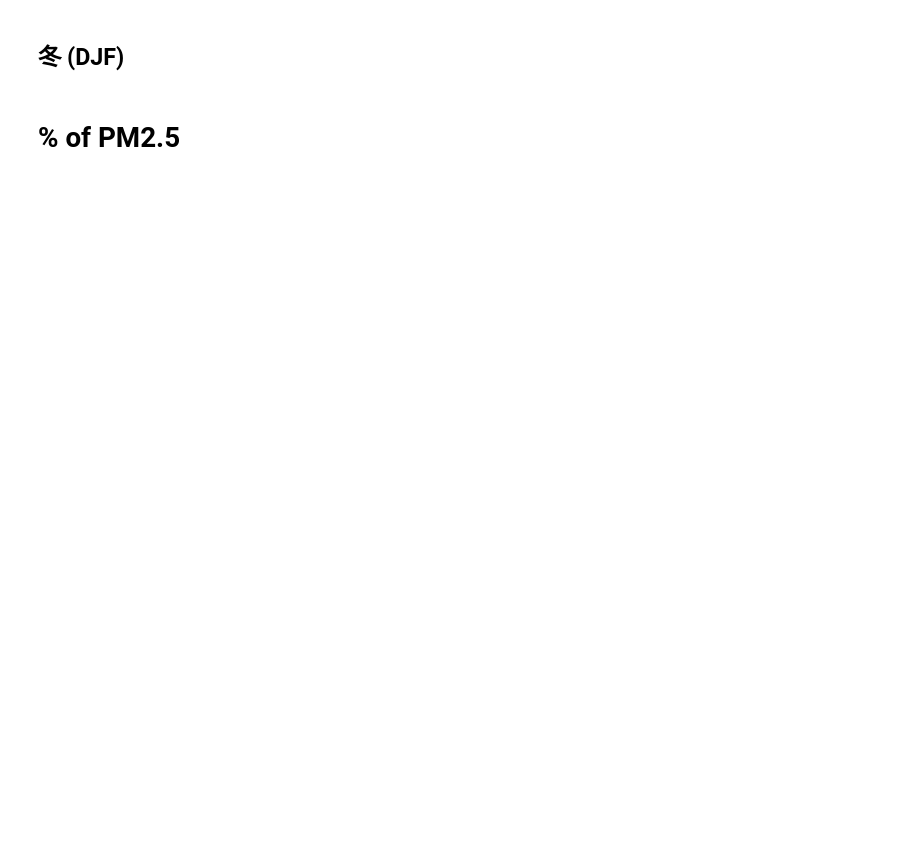
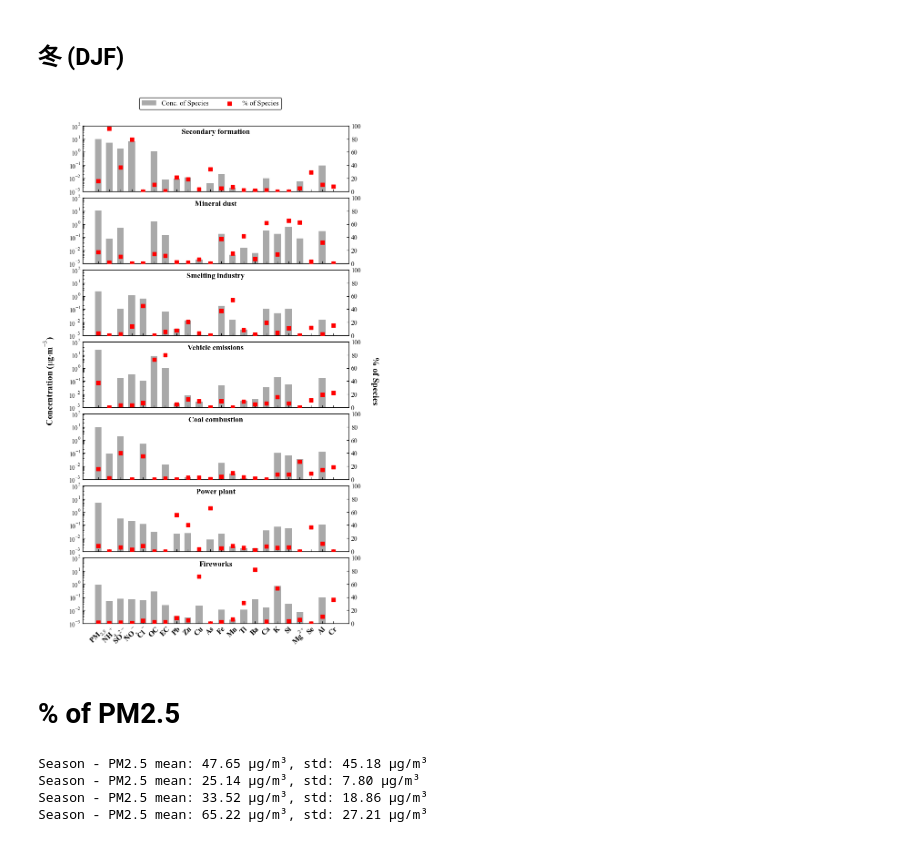
Before and after one commit to ReedFu/master0_2025, a Jupyter notebook: Lanzhou_aerosol/compute_and_plot/PMF_result.ipynb, the cells around one changed output. Cells and saved outputs as stored; diff of their text form; code cells hidden in the pictures; blank space fills up the shorter version.

```diff
--- a/Lanzhou_aerosol/compute_and_plot/PMF_result.ipynb
+++ b/Lanzhou_aerosol/compute_and_plot/PMF_result.ipynb
@@ -604,23 +611,23 @@ SPECIES_ORDER = [
     'OC(optical)', 'EC(optical)', 'Pb', 'Zn', 'Cu',
     'As', 'Fe', 'Mn', 'Ti', 'Ba',
     'Ca', 'K', 'Si', 'Mg2+', 'Se',
-    'Sb', 'Al'
+    'Al', 'Cr'
 ]
 
 # 1.2 定义每个Factor对应的源名称
 # 键为CSV中的Factor列名，值为你想要在图上显示的文本。顺序决定了子图从上到下的顺序。
 FACTOR_NAMES = {
-    'Factor 1': 'Coal combustion',
+    'Factor 1': 'Secondary formation',
     'Factor 2': 'Mineral dust',
-    'Factor 3': 'Vehicle emissions',
-    'Factor 4': 'Secondary formation',
-    'Factor 5': 'Smelting industry',
-    'Factor 6': 'Fireworks',
-    'Factor 7': 'Power plant',
+    'Factor 3': 'Smelting industry',
+    'Factor 4': 'Vehicle emissions',
+    'Factor 5': 'Coal combustion',
+    'Factor 6': 'Power plant',
+    'Factor 7': 'Fireworks',
 }
 
 # CSV 文件路径
-FILE_PATH = r'D:\Coding\Data\Lanzhou_chemical\PMF\DJF_profiles.csv'
+FILE_PATH = r'D:\Coding\Data\Lanzhou_chemical\PMF Output (SigOnly)\DJF_profiles.csv'
 
 # ==========================================
 # 2. 数据读取与解析函数
@@ -742,34 +749,36 @@ for i, (factor_col, factor_title) in enumerate(FACTOR_NAMES.items()):
     # 设置Y轴范围和刻度 (根据你截图的样式)
     ax1.set_ylim(1e-3, 1e2)
     ax2.set_ylim(0, 100)
 
     # 在子图内部上方添加源名称 (居中)
     ax1.text(0.5, 0.9, factor_title, transform=ax1.transAxes,
              ha='center', va='center', fontweight='bold', fontsize=12)
 
     # 设置刻度朝内
     ax1.tick_params(axis='both', direction='in', which='both', labelsize=10)
     ax2.tick_params(axis='y', direction='in', labelsize=10)
 
 # 设置X轴标签 (仅在最底层子图显示)
 axes[-1].set_xticks(x_pos)
 axes[-1].set_xticklabels(x_labels, rotation=45, fontweight='bold', fontsize=12)
 
 # 设置全局Y轴标签
 fig.supylabel(r'Concentration ($\mu$g$\cdot$m$^{-3}$)', fontweight='bold', fontsize=14, x=0.04)
 fig.text(0.94, 0.5, '% of Species', va='center', rotation=-90, fontweight='bold', fontsize=14)
 
 # 添加图例 (放置在Figure顶部)
 fig.legend([bar, scatter], ['Conc. of Species', '% of Species'],
            loc='upper center', ncol=2, bbox_to_anchor=(0.5, 0.95),
            fontsize=11, frameon=True, edgecolor='black')
 
 # 调整子图间距
 plt.subplots_adjust(hspace=0.1, left=0.15, right=0.88, top=0.90, bottom=0.12)
 
 # 保存和显示图片
-plt.savefig(r'D:\Coding\master0_2025\Thesis\PMF_profiles_plot(DJF).png', dpi=500, bbox_inches='tight')
+plt.savefig(r'D:\Coding\master0_2025\Thesis\PMF_profiles_plot(DJF)(sig).png', dpi=500, bbox_inches='tight')
 plt.show()
+# %% [output]
+[figure, added]
 # %% [markdown]
 # % of PM2.5
 # %%
@@ -786,15 +795,20 @@ def calculate_seasonal_stats(df_season):
     std_pm25 = df_season["PM2.5"].std()
     print(f"Season - PM2.5 mean: {mean_pm25:.2f} μg/m³, std: {std_pm25:.2f} μg/m³")
 
-df_conc_MAM =pd.read_csv(r"D:\Coding\Data\Lanzhou_chemical\conc_data_MAM.csv")
-df_conc_JJA =pd.read_csv(r"D:\Coding\Data\Lanzhou_chemical\conc_data_JJA.csv")
-df_conc_SON =pd.read_csv(r"D:\Coding\Data\Lanzhou_chemical\conc_data_SON.csv")
-df_conc_DJF =pd.read_csv(r"D:\Coding\Data\Lanzhou_chemical\conc_data_DJF.csv")
+df_conc_MAM =pd.read_csv(r"D:\Coding\Data\Lanzhou_chemical\PMF Input (SigOnly)\conc_data_MAM(sig).csv")
+df_conc_JJA =pd.read_csv(r"D:\Coding\Data\Lanzhou_chemical\PMF Input (SigOnly)\conc_data_JJA(sig).csv")
+df_conc_SON =pd.read_csv(r"D:\Coding\Data\Lanzhou_chemical\PMF Input (SigOnly)\conc_data_SON(sig).csv")
+df_conc_DJF =pd.read_csv(r"D:\Coding\Data\Lanzhou_chemical\PMF Input (SigOnly)\conc_data_DJF(sig).csv")
 
 calculate_seasonal_stats(df_conc_MAM)
 calculate_seasonal_stats(df_conc_JJA)
 calculate_seasonal_stats(df_conc_SON)
 calculate_seasonal_stats(df_conc_DJF)
+# %% [output]
+Season - PM2.5 mean: 47.65 μg/m³, std: 45.18 μg/m³
+Season - PM2.5 mean: 25.14 μg/m³, std: 7.80 μg/m³
+Season - PM2.5 mean: 33.52 μg/m³, std: 18.86 μg/m³
+Season - PM2.5 mean: 65.22 μg/m³, std: 27.21 μg/m³
 # %%
 import os
 import pandas as pd
```
Also changed, not shown: parts of 3 cells of this notebook.
